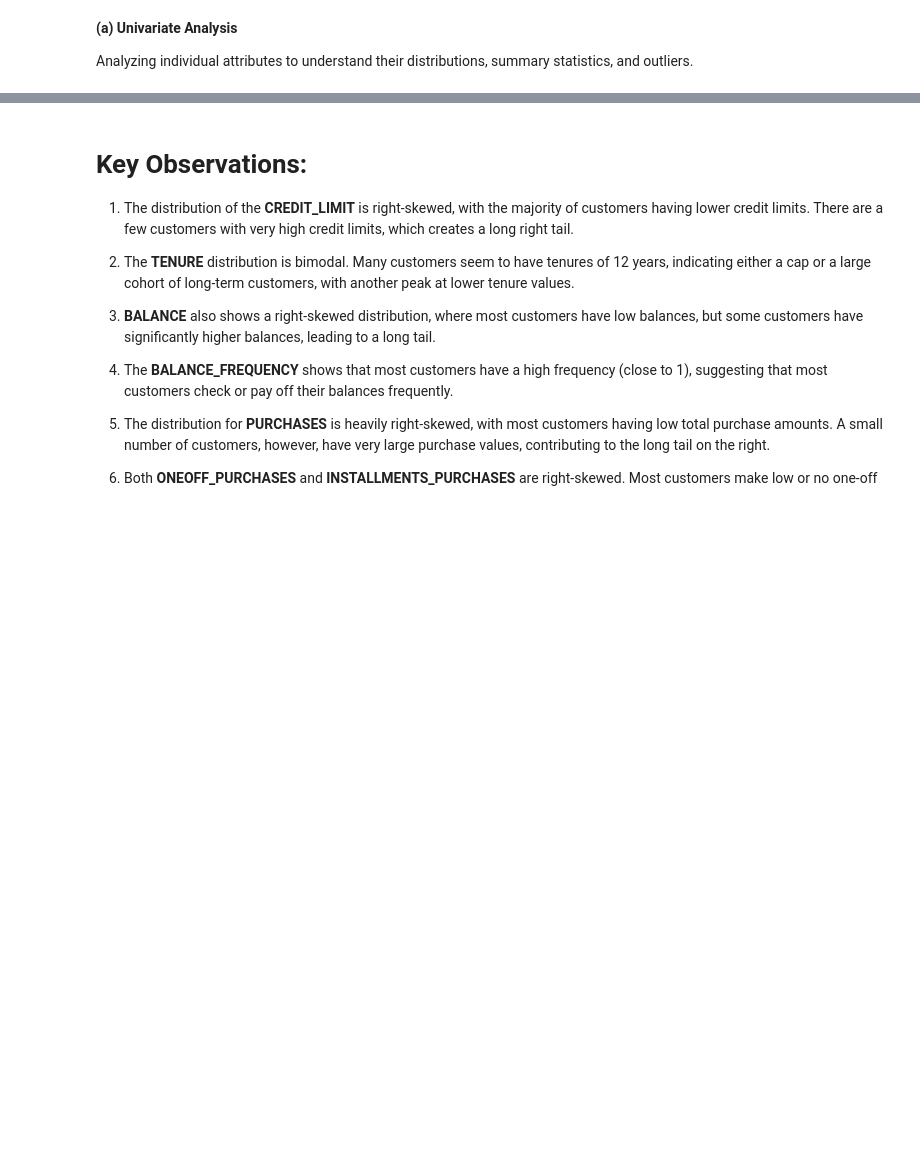
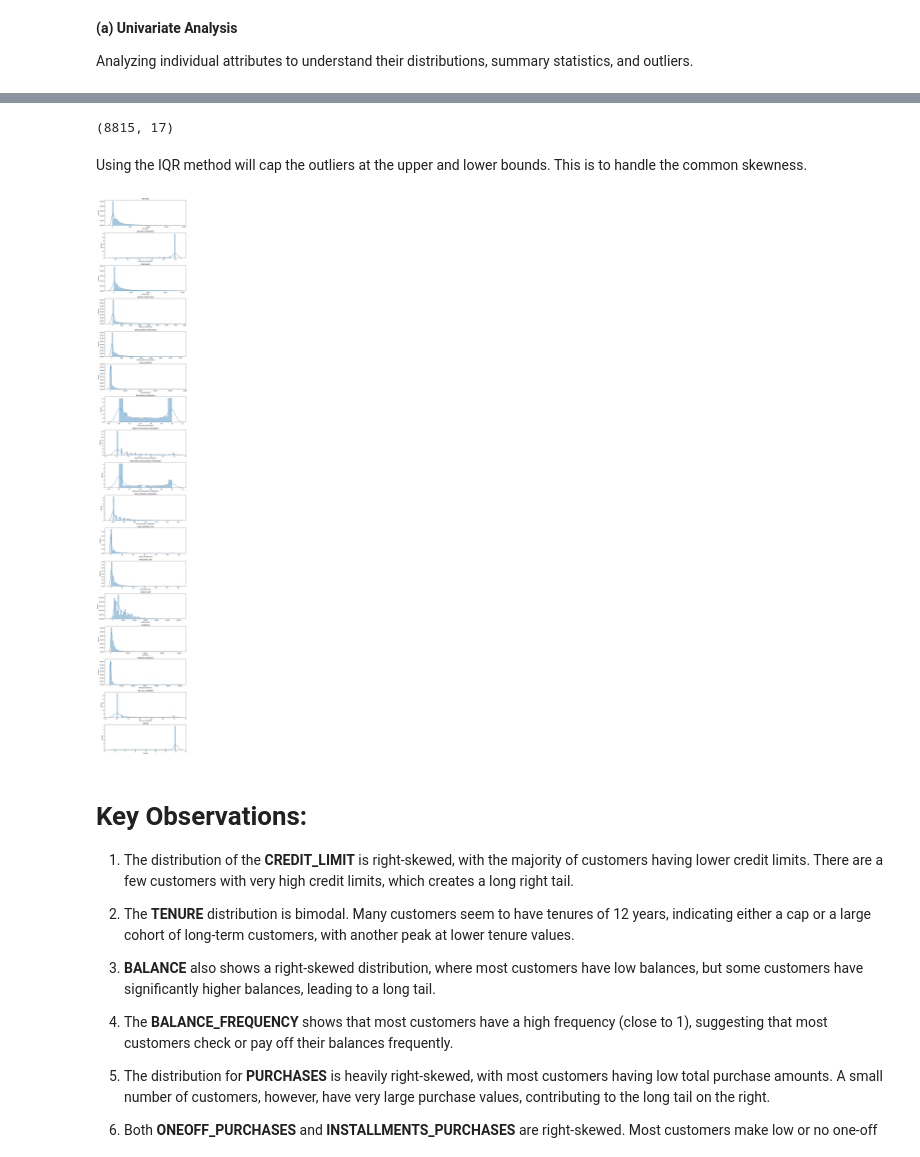
Before and after one commit to SKitavi/Smarthive-ai, a Jupyter notebook: SmartHive_Phase1.ipynb, the cells around one changed output, grey strips where cells are left out. Saved outputs shown, nothing was run; the diff lists cells and outputs as text; code cells hidden in the pictures; blank space fills up the shorter version.

```diff
--- a/SmartHive_Phase1.ipynb
+++ b/SmartHive_Phase1.ipynb
@@ -286,0 +362,6 @@ plt.show()
+# %%
+df.shape
+# %% [output]
+(8815, 17)
+# %% [markdown]
+Using the IQR method will cap the outliers at the upper and lower bounds. This is to handle the common skewness.
@@ -287,3 +404,13 @@ plt.show()
+# %%
+import seaborn as sns
+plt.figure(figsize=(10,60))
+for i in range(0,17):
+    plt.subplot(17,1,i+1)
+    sns.distplot(df[df.columns[i]],kde_kws={'label':'KDE'})
+    plt.title(df.columns[i])
+plt.tight_layout()
+# %% [output]
+[figure, added]
 # %% [markdown]
 # Key Observations:
 
```
Also changed, not shown: parts of 55 cells of this notebook.
